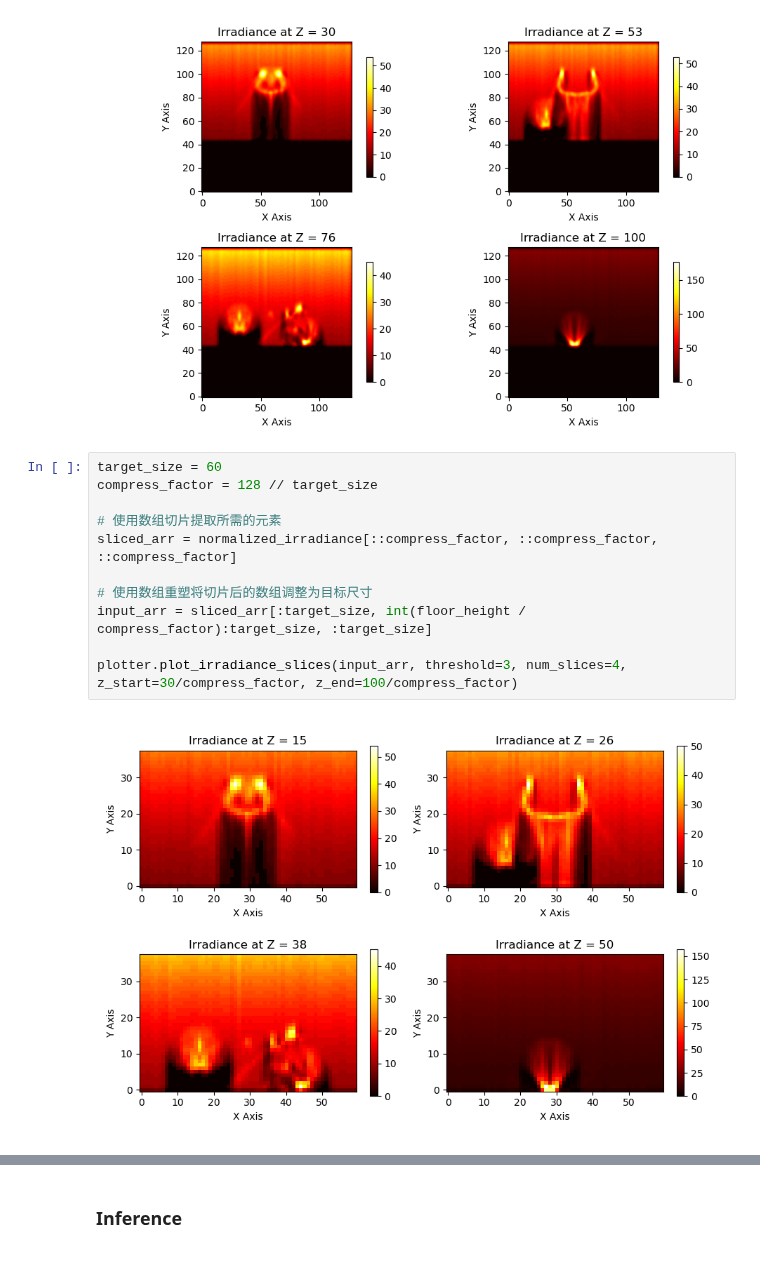
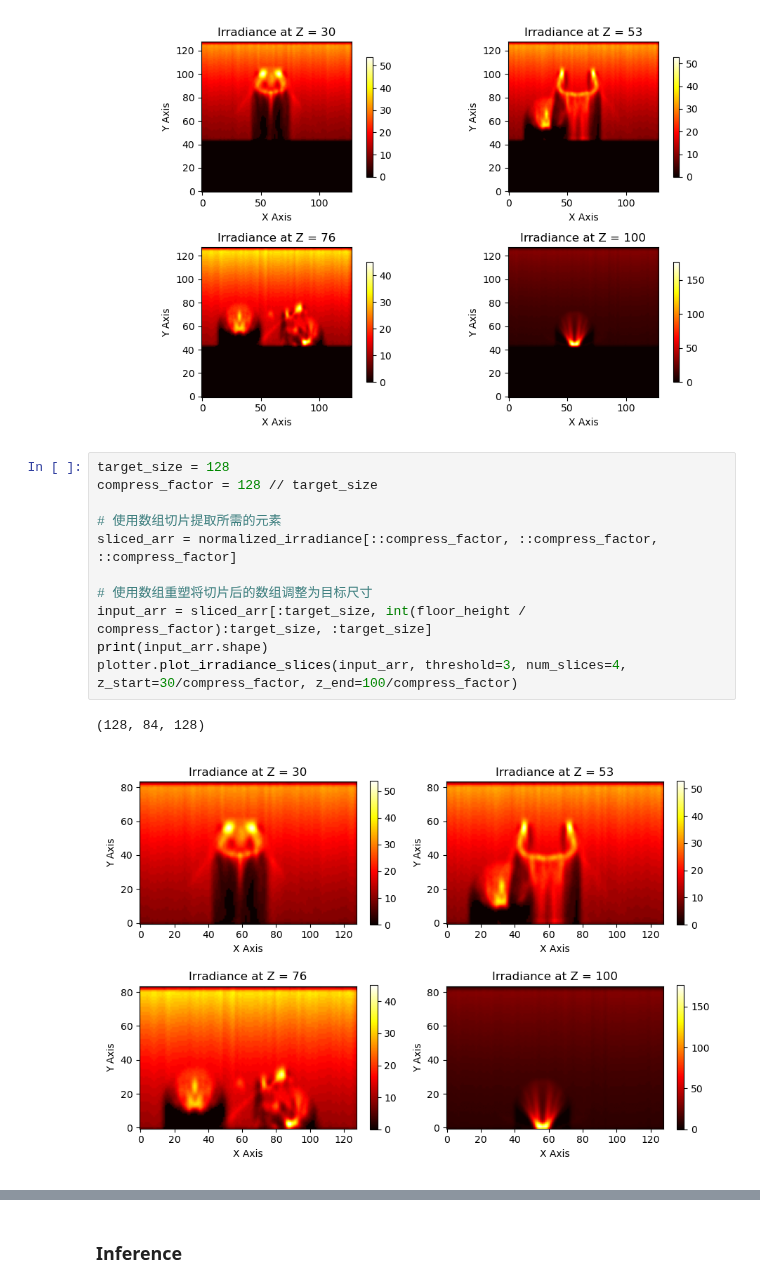
Before and after one commit to swirling-wind/Eikonal-Voxel-Rendering, a Jupyter notebook: main.ipynb, the cells around one changed output, grey strips where cells are left out. Drawn from its saved outputs; the diff is of its cells as text.

```diff
--- a/main.ipynb
+++ b/main.ipynb
@@ -123,18 +123,19 @@ plotter.plot_irradiance_slices(normalized_irradiance, threshold=3, num_slices=4,
 [ Loaded ] irradiance and local direction from c:\Users\yaozi\Desktop\Voxel-Render\data\saves\NP(irrad,loc_dir)(3-samplers).npz
 [figure]
 # %%
-target_size = 60
+target_size = 128
 compress_factor = 128 // target_size
 
 # 使用数组切片提取所需的元素
 sliced_arr = normalized_irradiance[::compress_factor, ::compress_factor, ::compress_factor]
 
 # 使用数组重塑将切片后的数组调整为目标尺寸
 input_arr = sliced_arr[:target_size, int(floor_height / compress_factor):target_size, :target_size]
-
+print(input_arr.shape)
 plotter.plot_irradiance_slices(input_arr, threshold=3, num_slices=4, z_start=30/compress_factor, z_end=100/compress_factor)
 # %% [output]
+(128, 84, 128)
-[figure, old version]
+[figure, new version]
 # %%
 torch.cuda.empty_cache()
 from torch.utils.data import DataLoader, Dataset, RandomSampler
```
Also changed, not shown: parts of 3 cells of this notebook.
